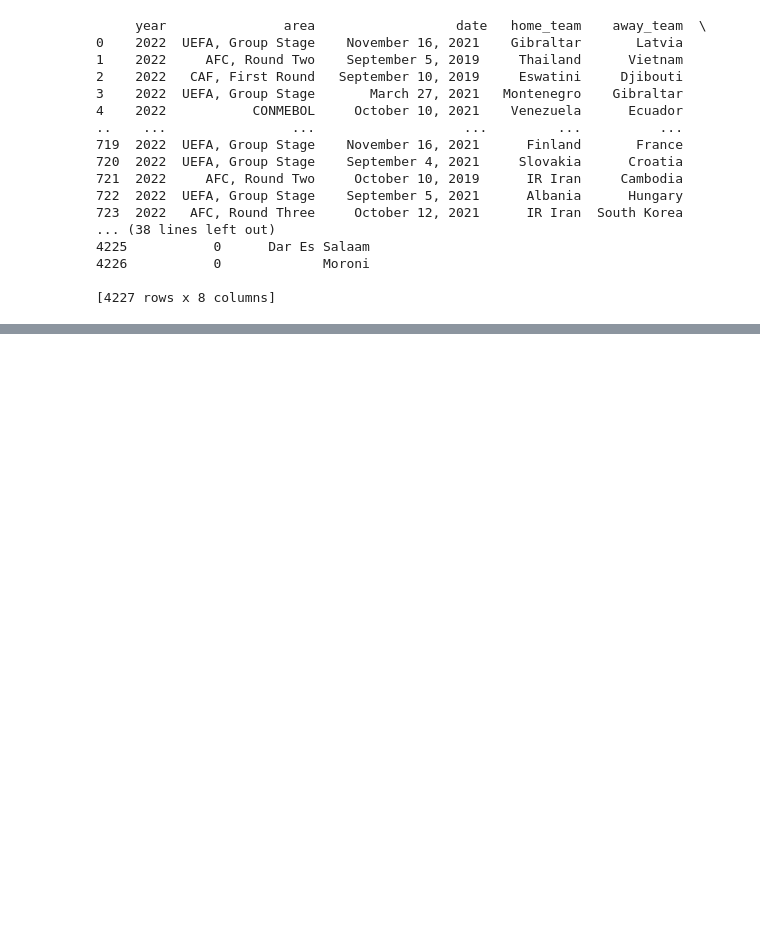
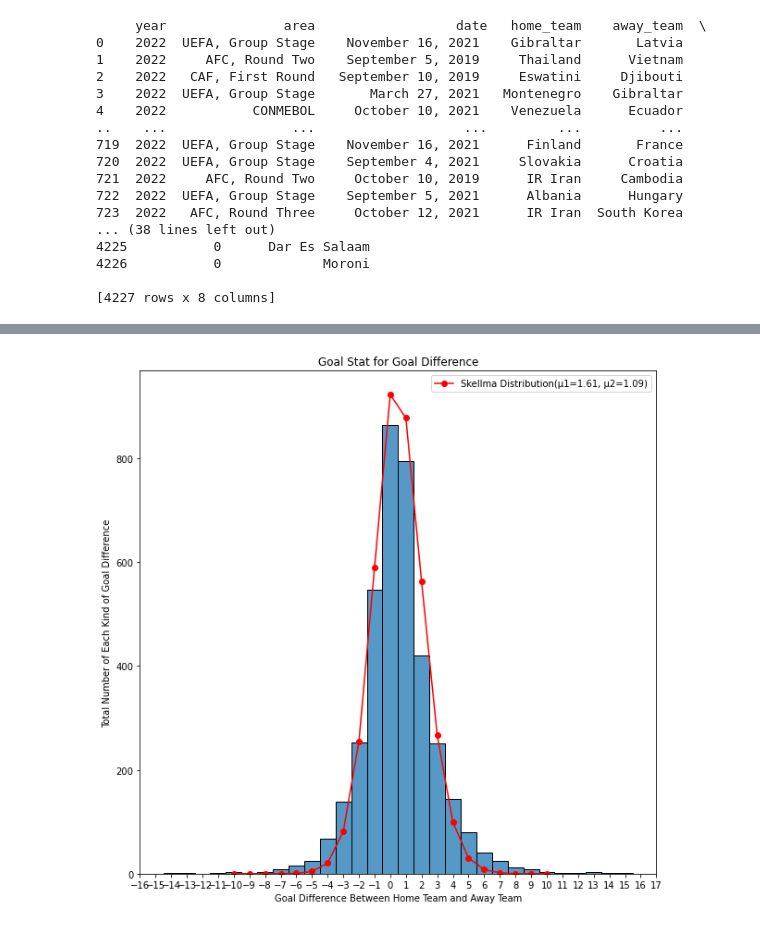
Before and after one commit to bw98/info6105final, a Jupyter notebook: worldcup_qualifications_preprocessing.ipynb, the cells around one changed output, grey strips where cells are left out. Drawn from its saved outputs; the diff is of its cells as text; code cells hidden in the pictures; blank space fills up the shorter version.

```diff
--- a/worldcup_qualifications_preprocessing.ipynb
+++ b/worldcup_qualifications_preprocessing.ipynb
@@ -41,0 +226,19 @@ print(data_before)
+# %%
+plt.figure(figsize=(10, 10))
+
+x = list(range(score_upperbound * -1, score_upperbound + 1, 1))
+y = list(acr_df['home_score'] - acr_df['away_score'])
+
+sns.histplot(data=y, discrete=True)
+plt.xticks(x)
+plt.xticks(np.arange(score_upperbound * -1, score_upperbound + 1, 1))
+plt.title('Goal Stat for Goal Difference')
+plt.ylabel('Total Number of Each Kind of Goal Difference')
+plt.xlabel('Goal Difference Between Home Team and Away Team')
+
+plt.plot(np.arange(score_upperbound/2 * -1, score_upperbound/2 + 1), skellam.pmf(np.arange(score_upperbound/2 * -1, score_upperbound/2 + 1, 1), lambda_home, lambda_away)*acr_df.shape[0], '-o', label="Skellma Distribution(μ1={:.2f}, μ2={:.2f})".format(lambda_home, lambda_away), color="red")
+
+plt.legend()
+plt.show()
+# %% [output]
+[figure, added]
```
Also changed, not shown: parts of 9 cells of this notebook.
